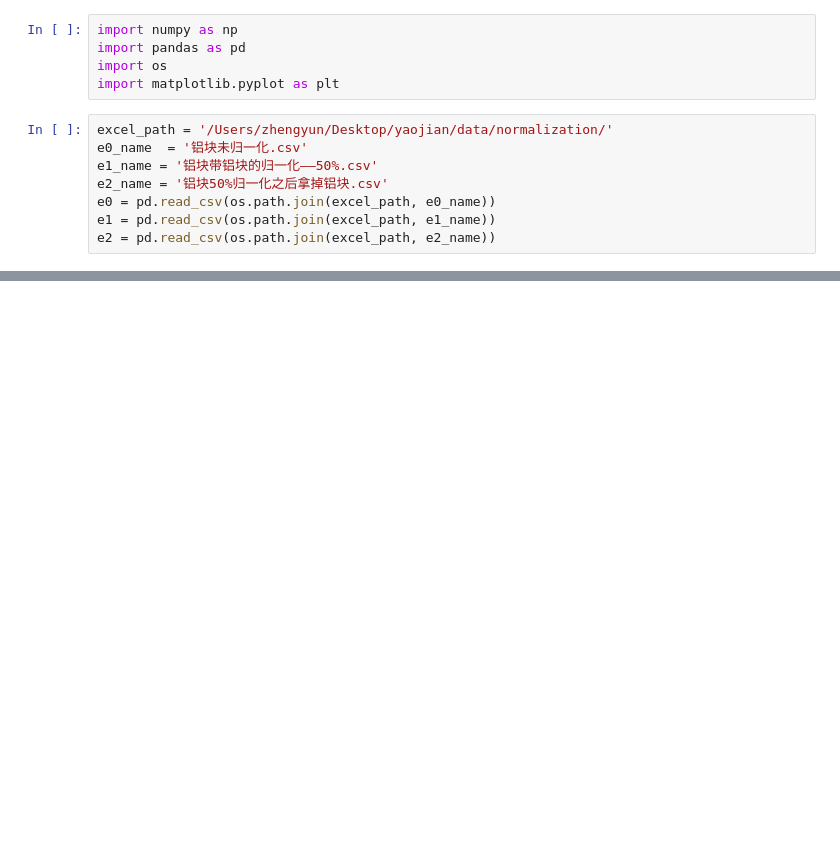
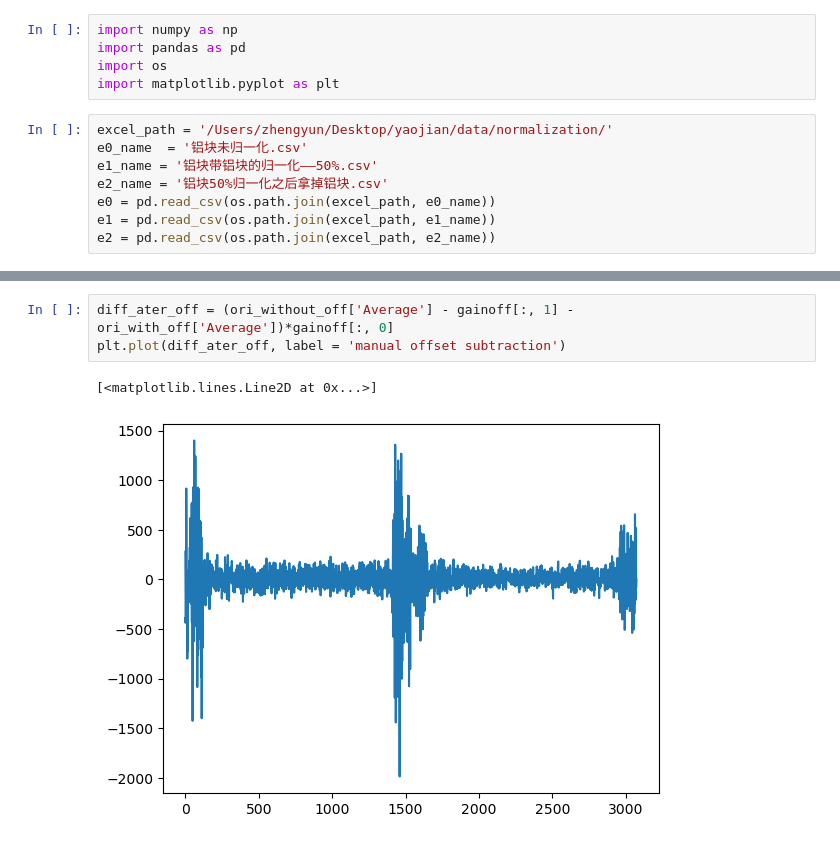
Before and after one commit to yaojian95/jt_ore_sorting, a Jupyter notebook: normalization.ipynb, the cells around one changed output, grey strips where cells are left out. Drawn from its saved outputs; the diff is of its cells as text; blank space fills up the shorter version.

```diff
--- a/normalization.ipynb
+++ b/normalization.ipynb
@@ -28,0 +37,6 @@ Name: Average, Length: 3072, dtype: int64
+# %%
+diff_ater_off = (ori_without_off['Average'] - gainoff[:, 1] - ori_with_off['Average'])*gainoff[:, 0]
+plt.plot(diff_ater_off, label = 'manual offset subtraction')
+# %% [output]
+[<matplotlib.lines.Line2D at 0x...>]
+[figure, added]
```
Also changed, not shown: parts of 8 cells of this notebook, 1 other file.
